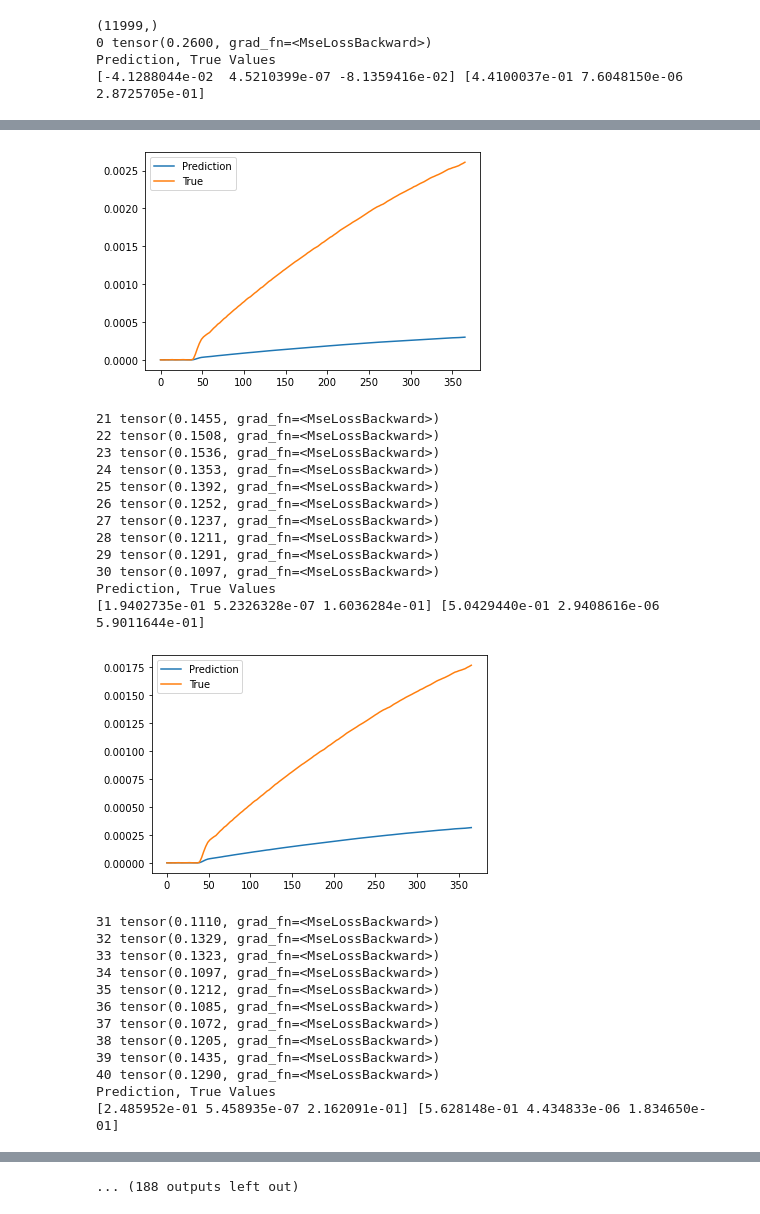
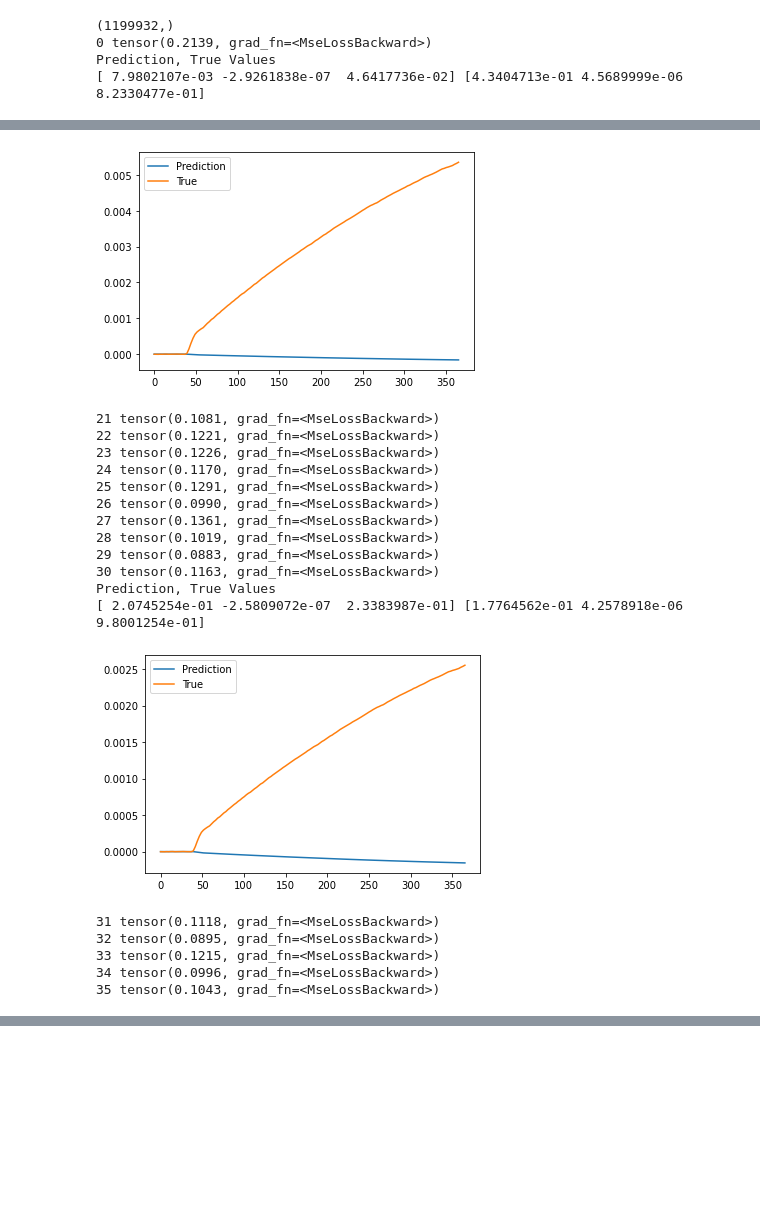
Before and after one commit to Michael-McLaren/MRI_ML, a Jupyter notebook: Model_fitting.ipynb, the cells around one changed output, grey strips where cells are left out. Cells and saved outputs as stored; diff of their text form; code cells hidden in the pictures; blank space fills up the shorter version.

```diff
--- a/Model_fitting.ipynb
+++ b/Model_fitting.ipynb
@@ -29,7 +29,7 @@ Possibly add uncertainty to replicate the test data set a bit more?
 #useful functions
 
 def plot_PK(output, true):
-    AIF_plot = np.load("MRI_other/TK_Modelling/AIF.npy")
+    AIF_plot = np.load("data/AIF.npy")
     t_plot = np.arange(0,366,2.45)
     fitted_curve = TwoCUM(output, t_plot, AIF_plot, 0)
     plt.plot(t_plot, fitted_curve, label = 'Prediction')
@@ -39,7 +39,7 @@ def plot_PK(output, true):
     plt.show()
 
 def generate_xy(num_curves):
-    AIF = np.load("MRI_other/TK_Modelling/AIF.npy")
+    AIF = np.load("data/AIF.npy")
     data_size = AIF.shape[0]
     t = np.arange(0,366,2.45)
 
@@ -63,7 +63,7 @@ def generate_xy(num_curves):
 
 def training_loop(x, y, epochs, plot = True):
     #x is the inputs, y is the true value of the predictions
-    optimizer = torch.optim.SGD(net.parameters(), lr=0.0001, momentum=0.9)
+    optimizer = torch.optim.SGD(net.parameters(), lr=0.000001, momentum=0.9)
     loss_func = torch.nn.MSELoss()
 
     x = torch.from_numpy(x).float()
@@ -112,19 +112,25 @@ def training_loop(x, y, epochs, plot = True):
 class Net(nn.Module):
     def __init__(self):
         super(Net, self).__init__()
-        self.hidden = torch.nn.Linear(150, 200)   # hidden layer
-        self.hidden2 = torch.nn.Linear(200, 200)   # hidden layer
+        self.hidden = torch.nn.Linear(150, 2000)   # hidden layer
+        self.hidden2 = torch.nn.Linear(2000, 1000)   # hidden layer
+        self.hidden3 = torch.nn.Linear(1000, 500)
+        self.hidden4 = torch.nn.Linear(500, 300)
+        self.hidden5 = torch.nn.Linear(300, 200)
         self.predict = torch.nn.Linear(200, 3)
 
     def forward(self, x):
         x = F.relu(self.hidden(x))      # activation function for hidden layer
         x = F.relu(self.hidden2(x))
+        x = F.relu(self.hidden3(x))
+        x = F.relu(self.hidden4(x))
+        x = F.relu(self.hidden5(x))
         x = self.predict(x)             # linear output
         return x
 
 #example custom loss function
 class RMSELoss(nn.Module):
-    def __init__(self, eps=1e-9):
+    def __init__(self, eps=1e-6):
         super().__init__()
         self.mse = nn.MSELoss()
         self.eps = eps
@@ -173,13 +182,13 @@ def loss_fn(outputs, targets):
 
     return torch.sum((F_out - F_targets)**2)/F_out.shape[0]
 # %%
-x, y = generate_xy(1000)
+x, y = generate_xy(100000)
 print(x[x<0].shape)
 net = Net()
 
-training_loop(x ,y ,epochs=1000)
+training_loop(x ,y ,epochs=100)
 # %% [output]
-(11999,)
-0 tensor(0.2600, grad_fn=<MseLossBackward>)
+(1199932,)
+0 tensor(0.2139, grad_fn=<MseLossBackward>)
 Prediction, True Values
-[-4.1288044e-02  4.5210399e-07 -8.1359416e-02] [4.4100037e-01 7.6048150e-06 2.8725705e-01]
+[ 7.9802107e-03 -2.9261838e-07  4.6417736e-02] [4.3404713e-01 4.5689999e-06 8.2330477e-01]
@@ -212,26 +221,19 @@ Prediction, True Values
-[figure, old version]
+[figure, new version]
-21 tensor(0.1455, grad_fn=<MseLossBackward>)
-22 tensor(0.1508, grad_fn=<MseLossBackward>)
-23 tensor(0.1536, grad_fn=<MseLossBackward>)
-24 tensor(0.1353, grad_fn=<MseLossBackward>)
-25 tensor(0.1392, grad_fn=<MseLossBackward>)
-26 tensor(0.1252, grad_fn=<MseLossBackward>)
-27 tensor(0.1237, grad_fn=<MseLossBackward>)
-28 tensor(0.1211, grad_fn=<MseLossBackward>)
-29 tensor(0.1291, grad_fn=<MseLossBackward>)
-30 tensor(0.1097, grad_fn=<MseLossBackward>)
+21 tensor(0.1081, grad_fn=<MseLossBackward>)
+22 tensor(0.1221, grad_fn=<MseLossBackward>)
+23 tensor(0.1226, grad_fn=<MseLossBackward>)
+24 tensor(0.1170, grad_fn=<MseLossBackward>)
+25 tensor(0.1291, grad_fn=<MseLossBackward>)
+26 tensor(0.0990, grad_fn=<MseLossBackward>)
+27 tensor(0.1361, grad_fn=<MseLossBackward>)
+28 tensor(0.1019, grad_fn=<MseLossBackward>)
+29 tensor(0.0883, grad_fn=<MseLossBackward>)
+30 tensor(0.1163, grad_fn=<MseLossBackward>)
 Prediction, True Values
-[1.9402735e-01 5.2326328e-07 1.6036284e-01] [5.0429440e-01 2.9408616e-06 5.9011644e-01]
+[ 2.0745254e-01 -2.5809072e-07  2.3383987e-01] [1.7764562e-01 4.2578918e-06 9.8001254e-01]
-[figure, old version]
+[figure, new version]
-31 tensor(0.1110, grad_fn=<MseLossBackward>)
-32 tensor(0.1329, grad_fn=<MseLossBackward>)
-33 tensor(0.1323, grad_fn=<MseLossBackward>)
-34 tensor(0.1097, grad_fn=<MseLossBackward>)
-35 tensor(0.1212, grad_fn=<MseLossBackward>)
-36 tensor(0.1085, grad_fn=<MseLossBackward>)
-37 tensor(0.1072, grad_fn=<MseLossBackward>)
-38 tensor(0.1205, grad_fn=<MseLossBackward>)
-39 tensor(0.1435, grad_fn=<MseLossBackward>)
-40 tensor(0.1290, grad_fn=<MseLossBackward>)
-Prediction, True Values
-[2.485952e-01 5.458935e-07 2.162091e-01] [5.628148e-01 4.434833e-06 1.834650e-01]
+31 tensor(0.1118, grad_fn=<MseLossBackward>)
+32 tensor(0.0895, grad_fn=<MseLossBackward>)
+33 tensor(0.1215, grad_fn=<MseLossBackward>)
+34 tensor(0.0996, grad_fn=<MseLossBackward>)
+35 tensor(0.1043, grad_fn=<MseLossBackward>)
@@ -252 +240,0 @@ Prediction, True Values
-... (188 outputs left out)
```
Also changed, not shown: parts of 3 cells of this notebook, 1 other file.
